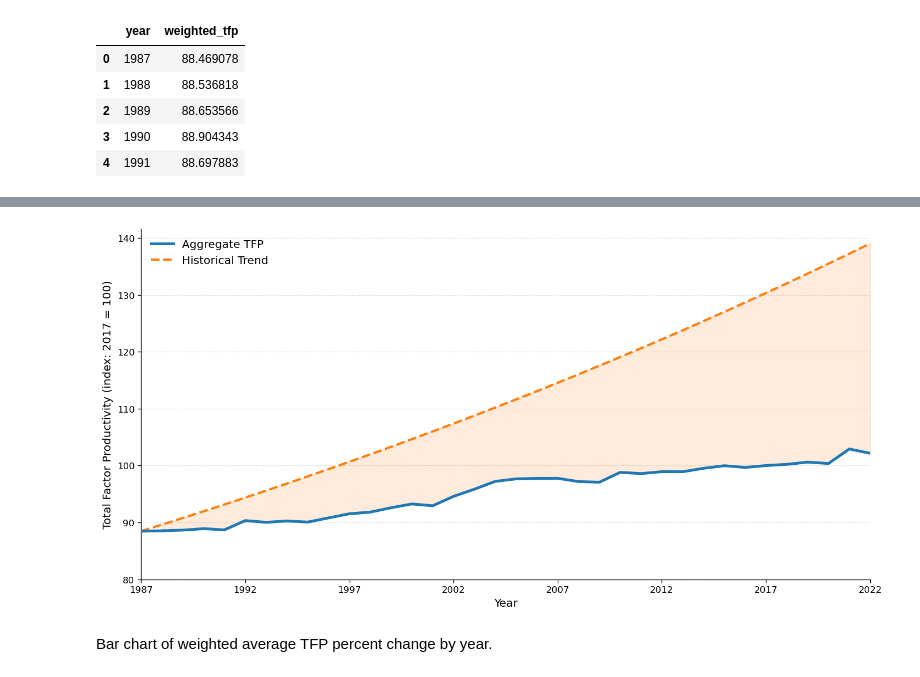
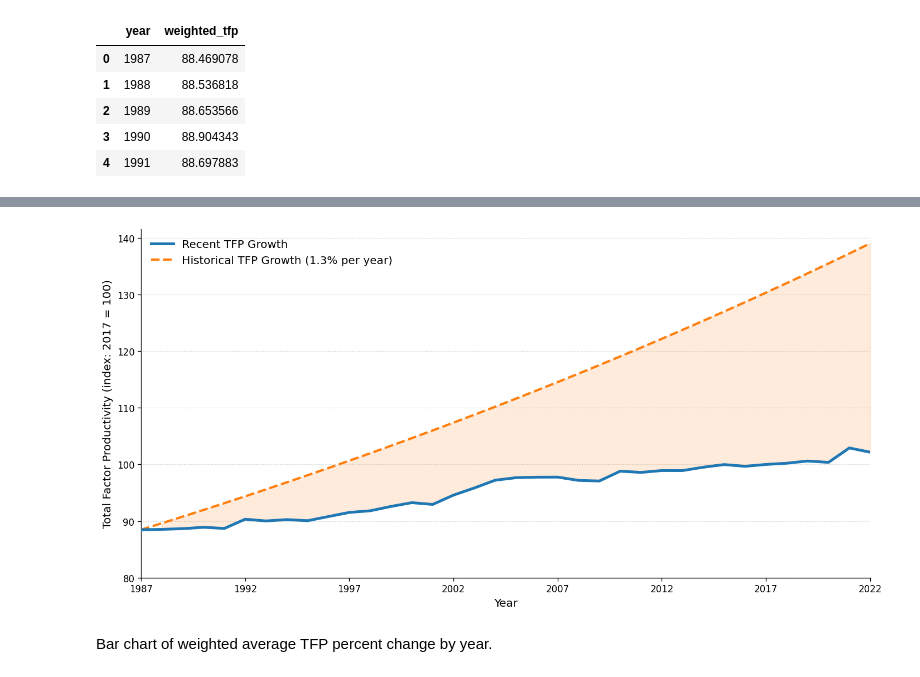
Before and after one commit to daniel-seymour/EC334-Summative, a Jupyter notebook: data-viz/productivity_trends_two_digit_naics.ipynb, the cells around one changed output, grey strips where cells are left out. Drawn from its saved outputs; the diff is of its cells as text; code cells hidden in the pictures.

```diff
--- a/data-viz/productivity_trends_two_digit_naics.ipynb
+++ b/data-viz/productivity_trends_two_digit_naics.ipynb
@@ -187,7 +186,7 @@ ax.plot(
     linewidth=3.0,
     alpha=1.0,
     zorder=10,
-    label='Aggregate TFP'
+    label='Recent TFP Growth',
 )
 
 if len(years) > 0:
@@ -207,38 +206,38 @@ if len(years) > 0:
         linewidth=2.5,
         color='#ff7f0e',
         zorder=5,
-        label='Historical Trend'
+        label='Historical TFP Growth (1.3% per year)',
     )
 
     # shade in
     interp_actual = np.interp(year_range, years, tfp_values)
     ax.fill_between(
         year_range,
         interp_actual,
         historical_values,
         where=[hv > tv for hv, tv in zip(historical_values, interp_actual)],
         color='#ff7f0e',
         alpha=0.15
     )
 
 if len(years) > 0:
     ax.set_xticks(range(int(years.min()), int(years.max())+1, 5))
 
     all_values = np.concatenate([tfp_values, historical_values])
     y_min = np.floor(min(all_values) / 10) * 10
     y_max = np.ceil(max(all_values) / 10) * 10
     ax.set_yticks(range(int(y_min), int(y_max)+1, 10))
 
 ax.set_xlabel('Year', fontsize=12)
 ax.set_ylabel('Total Factor Productivity (index: 2017 = 100)', fontsize=12)
 ax.legend(loc='upper left', frameon=False, fontsize=12)
 
 os.makedirs('../figures', exist_ok=True)
 plt.tight_layout()
 plt.savefig('../figures/tfp_productivity_slowdown.png', dpi=300, bbox_inches='tight')
 plt.show()
 # %% [output]
-[figure, old version]
+[figure, new version]
 # %% [markdown]
 Bar chart of weighted average TFP percent change by year.
 # %%
```
Also changed, not shown: parts of 1 cell of this notebook, 10 other files.
